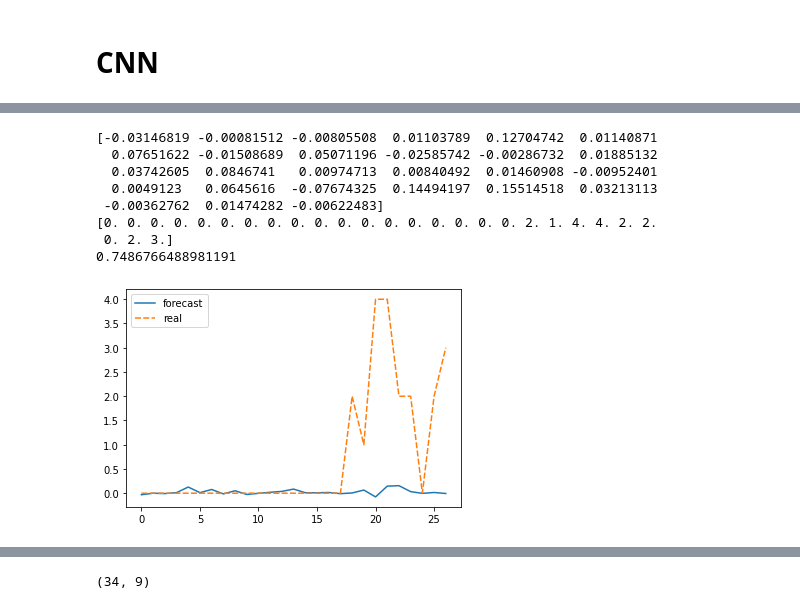
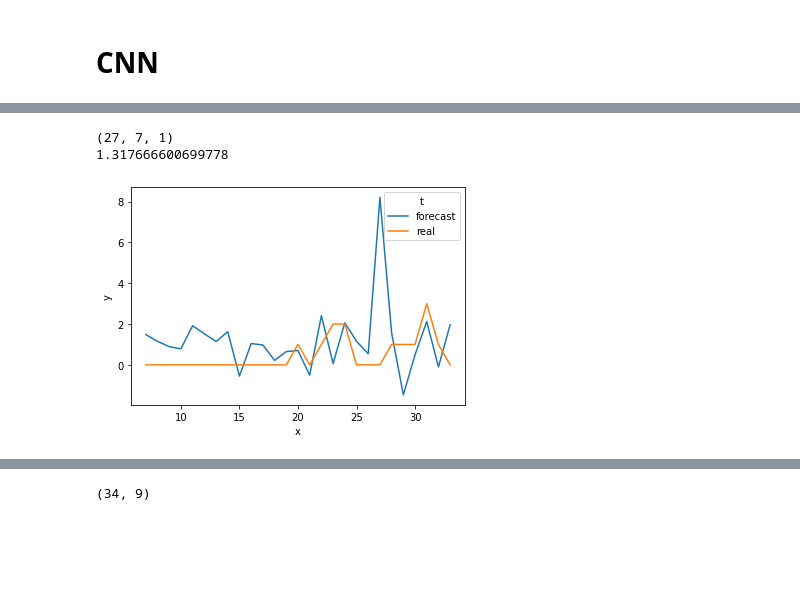
Before and after one commit to chiahsun/problem_solving, a Jupyter notebook: kaggle/competitive-data-science-predict-future-sales/CNN.ipynb, the cells around one changed output, grey strips where cells are left out. Cells and saved outputs as stored; diff of their text form; code cells hidden in the pictures; blank space fills up the shorter version.

Commit message:
Add three feature forecast

```diff
--- a/kaggle/competitive-data-science-predict-future-sales/CNN.ipynb
+++ b/kaggle/competitive-data-science-predict-future-sales/CNN.ipynb
@@ -176,7 +205,7 @@ len(A[(A.date_block_num == i) & (A.shop_id == k) & (A.item_id == m)].item_cnt_da
 # %%
 num_date_block_num_used = 34
 shops = [0, 1, 25]
-items = [32, 6045, 7460]
+items = [6045, 7460, 32]
 
 num_shops = len(shops)
 num_items = len(items)
@@ -204,7 +285,7 @@ array([ 6.,  8.,  0.,  7.,  2.,  0., 41., 15.,  0.])
 # %%
 import seaborn as sns
 
-df = pd.DataFrame(series[:, :9])
+df = pd.DataFrame(series[:, :2])
 
 sns.lineplot(data = df)
 # %% [output]
@@ -355,32 +437,42 @@ Validation MAE min: 2.183617353439331
 # %%
 import seaborn as sns
 
 def model_forecast(model, series):
     ds = seq2seq_window_dataset_x_only(series)
     cnn_forecast = model.predict(ds)
 
     pos = -1
-    f = cnn_forecast[:,-1,pos]
+    print(cnn_forecast.shape)
+    f = cnn_forecast[:,-1,-1]
     s = series[window_size:,pos] # this should be window_size - 1 ...
 
-    df = pd.DataFrame({
-        'forecast': f,
-        'real': s,
+    T1 = pd.DataFrame({
+        'x': list(range(window_size, window_size + len(f))),
+        'y': f,
+        't': 'forecast',
     })
-    sns.lineplot(data = df)
+    T2 = pd.DataFrame({
+        'x': list(range(window_size, window_size + len(f))),
+        'y': s,
+        't': 'real',
+    })
+    T3 = pd.DataFrame({
+        'x': list(range(window_size, window_size + len(f))),
+        'y': series[window_size:,-2],
+        't': 'all',
+    })
+
+    # df = pd.concat([T1, T2, T3])
+    df = pd.concat([T1, T2])
+
+    sns.lineplot(data = df, x = 'x', y = 'y', hue = 't')
     print(keras.metrics.mean_absolute_error(f, s).numpy())
 
 model_forecast(model, series)
 # %% [output]
-[-0.03146819 -0.00081512 -0.00805508  0.01103789  0.12704742  0.01140871
-  0.07651622 -0.01508689  0.05071196 -0.02585742 -0.00286732  0.01885132
-  0.03742605  0.0846741   0.00974713  0.00840492  0.01460908 -0.00952401
-  0.0049123   0.0645616  -0.07674325  0.14494197  0.15514518  0.03213113
- -0.00362762  0.01474282 -0.00622483]
-[0. 0. 0. 0. 0. 0. 0. 0. 0. 0. 0. 0. 0. 0. 0. 0. 0. 0. 2. 1. 4. 4. 2. 2.
- 0. 2. 3.]
-0.7486766488981191
+(27, 7, 1)
+1.317666600699778
-[figure, old version]
+[figure, new version]
 # %%
 series[7:,-1]
 # %% [output]
```
Also changed, not shown: parts of 17 cells of this notebook.
